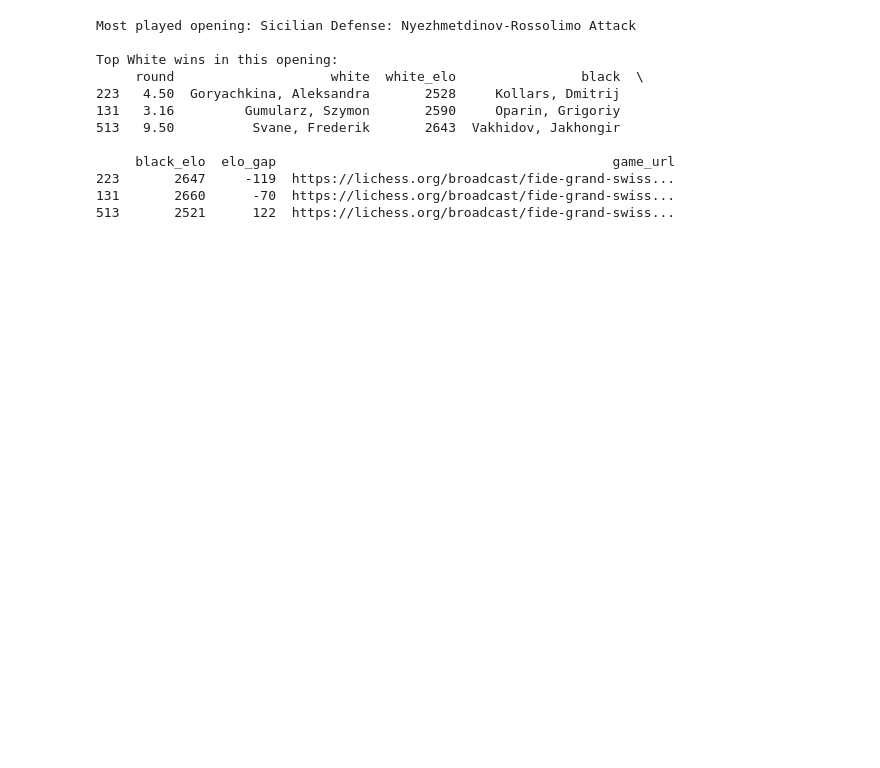
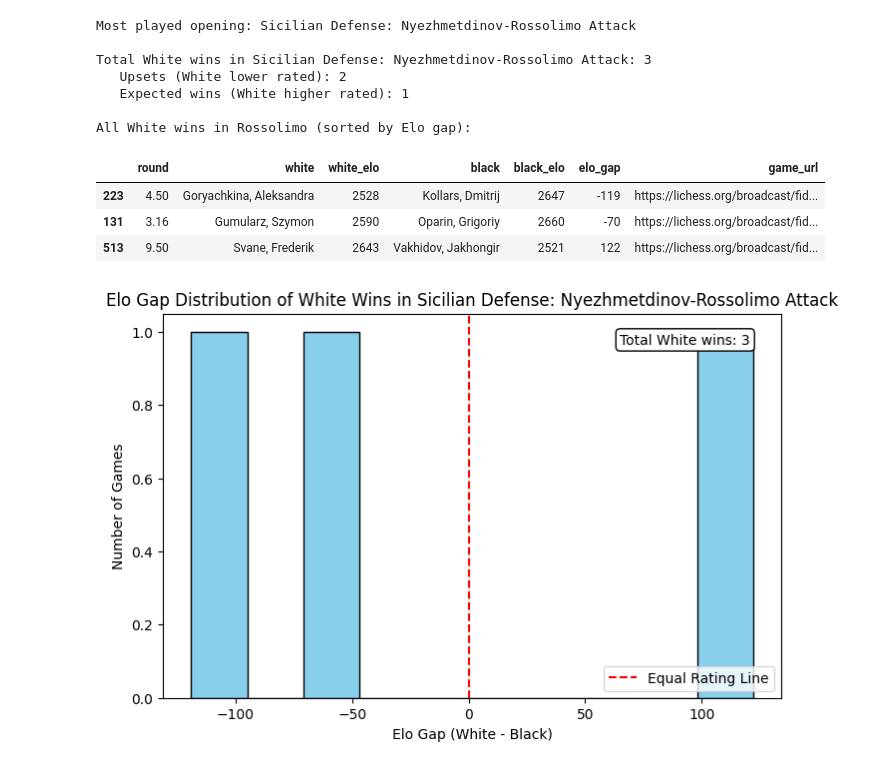
Before and after one commit to Python-David/grand-swiss-analysis, a Jupyter notebook: notebooks/02_featured_games.ipynb.ipynb, the cells around one changed output. Drawn from its saved outputs; the diff is of its cells as text; code cells hidden in the pictures; blank space fills up the shorter version.

Commit message:
feat: updated featured games

```diff
--- a/notebooks/02_featured_games.ipynb.ipynb
+++ b/notebooks/02_featured_games.ipynb.ipynb
@@ -1,42 +1,76 @@
 # %%
+# 1. Top White Wins in the Rossolimo
+
 import pandas as pd
+import matplotlib.pyplot as plt
 
+# Load processed data
 games = pd.read_csv("../data/processed/games.csv")
 
-# Step 1: Find top 10 openings and pick the most played
+# Step 1: Get most played opening
 top_openings = games["opening"].value_counts().head(10)
 top_opening_name = top_openings.index[0]
 print(f"Most played opening: {top_opening_name}")
 
-# Step 2: Filter games with that opening
+# Step 2: Filter games for this opening
 opening_games = games[games["opening"] == top_opening_name]
 
-# Step 3: Only decisive games where White won
-white_wins = opening_games[opening_games["result"] == "1-0"].copy()  # <— added .copy()
+# Step 3: Only decisive White wins
+white_wins = opening_games[opening_games["result"] == "1-0"].copy()
 
-# Step 4: Add Elo gap (positive = White higher rated, negative = upset)
+# Step 4: Add Elo gap
 white_wins["elo_gap"] = white_wins["white_elo"] - white_wins["black_elo"]
 
-# Step 5: Sort by elo_gap (underdogs at the top)
+# Step 5: Sort by elo_gap
 white_wins_sorted = white_wins.sort_values(by="elo_gap")
 
-# Step 6: Show top 5
-print("\nTop White wins in this opening:")
-print(
+# Step 6: Count summary
+num_total = len(white_wins_sorted)
+num_upsets = (white_wins_sorted["elo_gap"] < 0).sum()
+num_expected = (white_wins_sorted["elo_gap"] >= 0).sum()
+
+print(f"\nTotal White wins in {top_opening_name}: {num_total}")
+print(f"   Upsets (White lower rated): {num_upsets}")
+print(f"   Expected wins (White higher rated): {num_expected}")
+
+# *. Show all White wins in Rossolimo
+print("\nAll White wins in Rossolimo (sorted by Elo gap):")
+display(
     white_wins_sorted[
         ["round", "white", "white_elo", "black", "black_elo", "elo_gap", "game_url"]
-    ].head(5)
+    ]
 )
+
+
+# Step 7: Histogram
+plt.figure(figsize=(8,5))
+plt.hist(white_wins_sorted["elo_gap"], bins=10, color="skyblue", edgecolor="k")
+plt.axvline(0, color="red", linestyle="--", label="Equal Rating Line")
+
+# Add annotation with total count
+plt.text(
+    0.95, 0.95,
+    f"Total White wins: {num_total}",
+    transform=plt.gca().transAxes,
+    ha="right", va="top", fontsize=10,
+    bbox=dict(facecolor="white", edgecolor="black", boxstyle="round,pad=0.3")
+)
+
+plt.title(f"Elo Gap Distribution of White Wins in {top_opening_name}")
+plt.xlabel("Elo Gap (White - Black)")
+plt.ylabel("Number of Games")
+plt.legend()
+plt.show()
 # %% [output]
 Most played opening: Sicilian Defense: Nyezhmetdinov-Rossolimo Attack
 
-Top White wins in this opening:
-     round                    white  white_elo                black  \
-223   4.50  Goryachkina, Aleksandra       2528     Kollars, Dmitrij
-131   3.16         Gumularz, Szymon       2590     Oparin, Grigoriy
-513   9.50          Svane, Frederik       2643  Vakhidov, Jakhongir
+Total White wins in Sicilian Defense: Nyezhmetdinov-Rossolimo Attack: 3
+   Upsets (White lower rated): 2
+   Expected wins (White higher rated): 1
 
-     black_elo  elo_gap                                           game_url
-223       2647     -119  https://lichess.org/broadcast/fide-grand-swiss...
-131       2660      -70  https://lichess.org/broadcast/fide-grand-swiss...
-513       2521      122  https://lichess.org/broadcast/fide-grand-swiss...
+All White wins in Rossolimo (sorted by Elo gap):
+|  | round | white | white_elo | black | black_elo | elo_gap | game_url |
+| 223 | 4.50 | Goryachkina, Aleksandra | 2528 | Kollars, Dmitrij | 2647 | -119 | https://lichess.org/broadcast/fid... |
+| 131 | 3.16 | Gumularz, Szymon | 2590 | Oparin, Grigoriy | 2660 | -70 | https://lichess.org/broadcast/fid... |
+| 513 | 9.50 | Svane, Frederik | 2643 | Vakhidov, Jakhongir | 2521 | 122 | https://lichess.org/broadcast/fid... |
+[figure, added]
```
Also changed, not shown: parts of 1 cell of this notebook.
